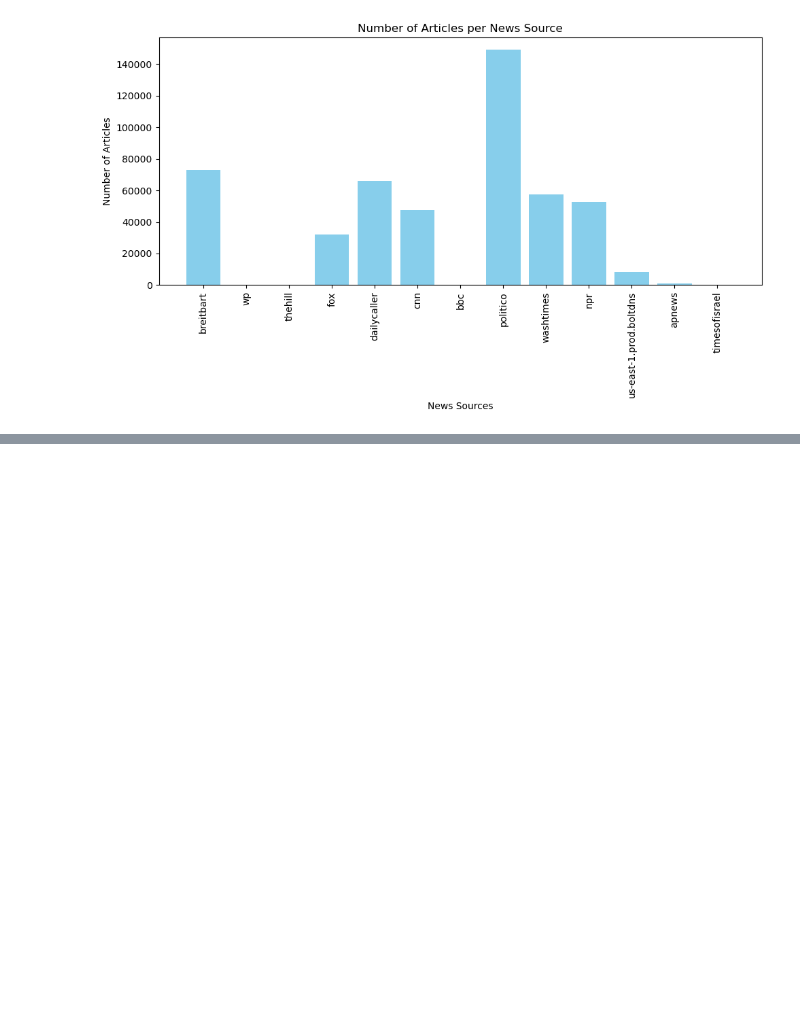
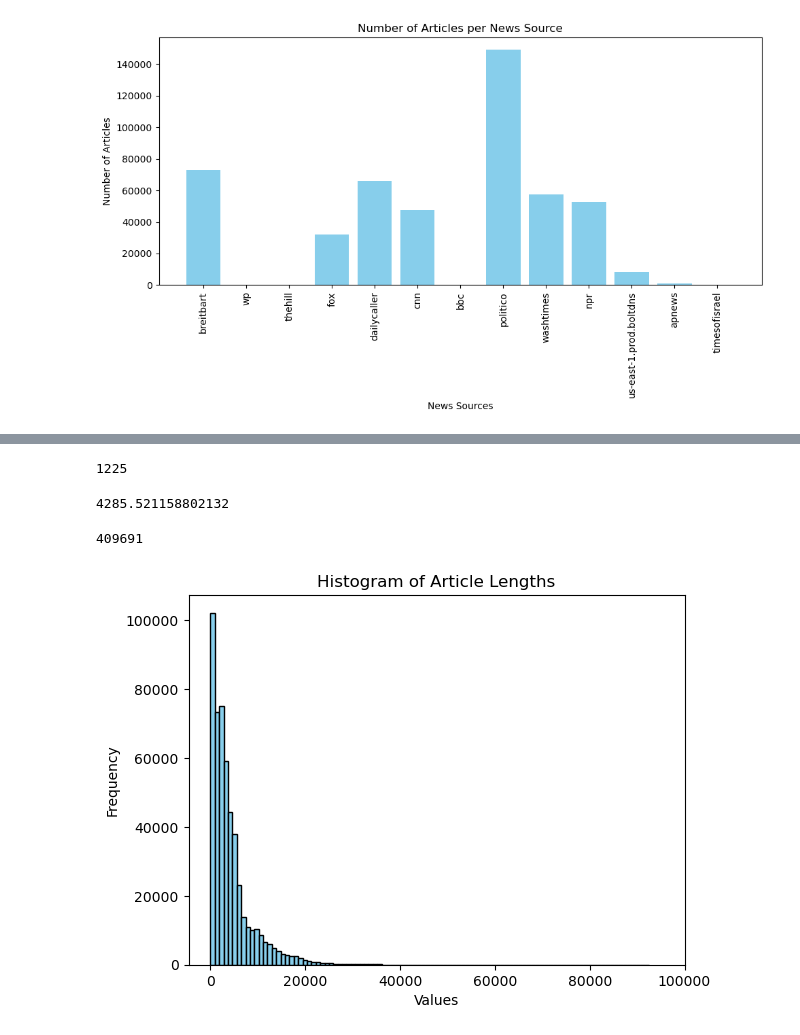
Before and after one commit to meganhmoore/LingoQuartet, a Jupyter notebook: notebooks/megans_notebook.ipynb, the cells around one changed output, grey strips where cells are left out. Drawn from its saved outputs; the diff is of its cells as text; code cells hidden in the pictures; blank space fills up the shorter version.

```diff
--- a/notebooks/megans_notebook.ipynb
+++ b/notebooks/megans_notebook.ipynb
@@ -186,0 +230,17 @@ plt.show()
+# %%
+from math import log
+article_lens = []
+articles_with_no_text = []
+all_article_lens = []
+for article in data:
+    ids_and_sources['article_text'] = article['article_text']
+    ids_and_sources['title'] = article['title']
+    article_length  = len(article['article_text'])
+    all_article_lens.append(article_length)
+    if article_length == 0:
+        articles_with_no_text.append(article['uuid'])
+    else:
+        if article_length > 100000:
+            print(article_length)
+        else:
+            article_lens.append(article_length)
@@ -186,0 +265,28 @@ plt.show()
+# %%
+# there are 1225 articles with no text in them (may have been cartoons or other types of content)
+len(articles_with_no_text)
+# %% [output]
+1225
+# %%
+# the average article length is 4285
+sum(all_article_lens)/len(all_article_lens)
+# %% [output]
+4285.521158802132
+# %%
+# the longest article length is 409691
+max(all_article_lens)
+# %% [output]
+409691
+# %%
+# Plotting the histogram
+plt.hist(article_lens, bins=100, color='skyblue', edgecolor='black')
+plt.xlim(right=100000)
+# Adding labels and title
+plt.xlabel('Values')
+plt.ylabel('Frequency')
+plt.title('Histogram of Article Lengths')
+
+# Displaying the plot
+plt.show()
+# %% [output]
+[figure, added]
```
Also changed, not shown: parts of 9 cells of this notebook.
